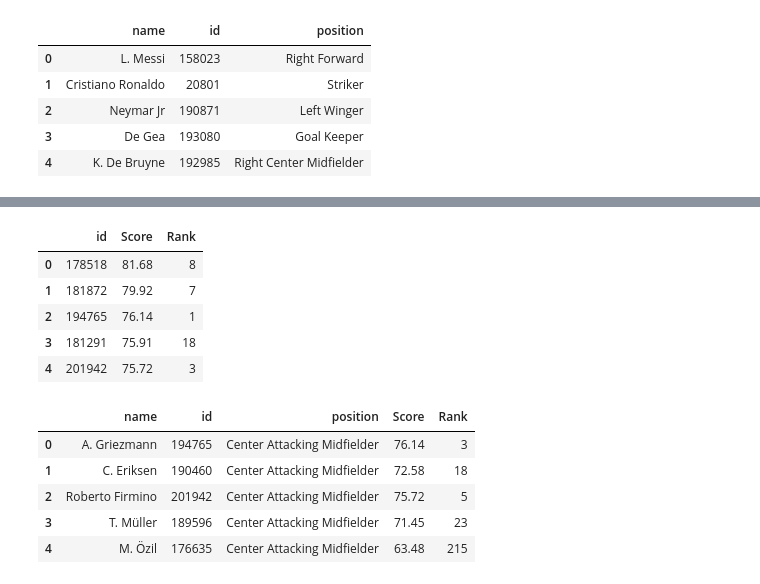
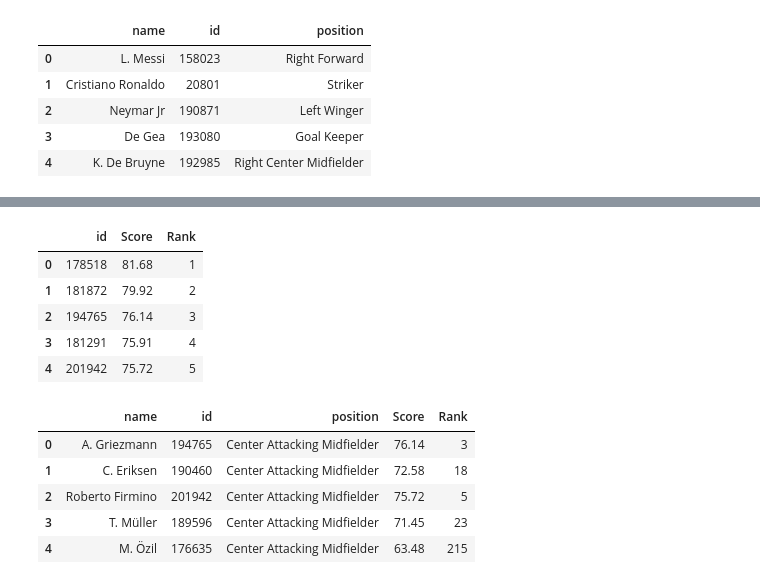
Before and after one commit to fifa-19-player-stats/data, a Jupyter notebook: code/FIFA19_Merging_Plotly.ipynb, the cells around one changed output, grey strips where cells are left out. Drawn from its saved outputs; the diff is of its cells as text; code cells hidden in the pictures.

Commit message:
Full dataframe with all rankings, created csv and json files for the dataset

```diff
--- a/code/FIFA19_Merging_Plotly.ipynb
+++ b/code/FIFA19_Merging_Plotly.ipynb
@@ -77,15 +77,15 @@ Right Forward                    16
 Left Forward                     15
 Name: position, dtype: int64
 # %%
-best_center_attacking_midfielder = pd.read_csv('https://raw.githubusercontent.com/fifa-19-player-stats/data/master/data_sets/Best_Center_Attacking_Midfielder.csv')
+best_center_attacking_midfielder = pd.read_csv('https://raw.githubusercontent.com/fifa-19-player-stats/data/master/position_rankings/Best_Center_Attacking_Midfielder.csv')
 best_center_attacking_midfielder.head()
 # %% [output]
 |  | id | Score | Rank |
-| 0 | 178518 | 81.68 | 8 |
-| 1 | 181872 | 79.92 | 7 |
-| 2 | 194765 | 76.14 | 1 |
-| 3 | 181291 | 75.91 | 18 |
-| 4 | 201942 | 75.72 | 3 |
+| 0 | 178518 | 81.68 | 1 |
+| 1 | 181872 | 79.92 | 2 |
+| 2 | 194765 | 76.14 | 3 |
+| 3 | 181291 | 75.91 | 4 |
+| 4 | 201942 | 75.72 | 5 |
 # %%
 for_plotting1 = pd.merge(names_id, best_center_attacking_midfielder, on='id')
 for_plotting1.head()
```
Also changed, not shown: parts of 36 cells of this notebook, 2 other files.
